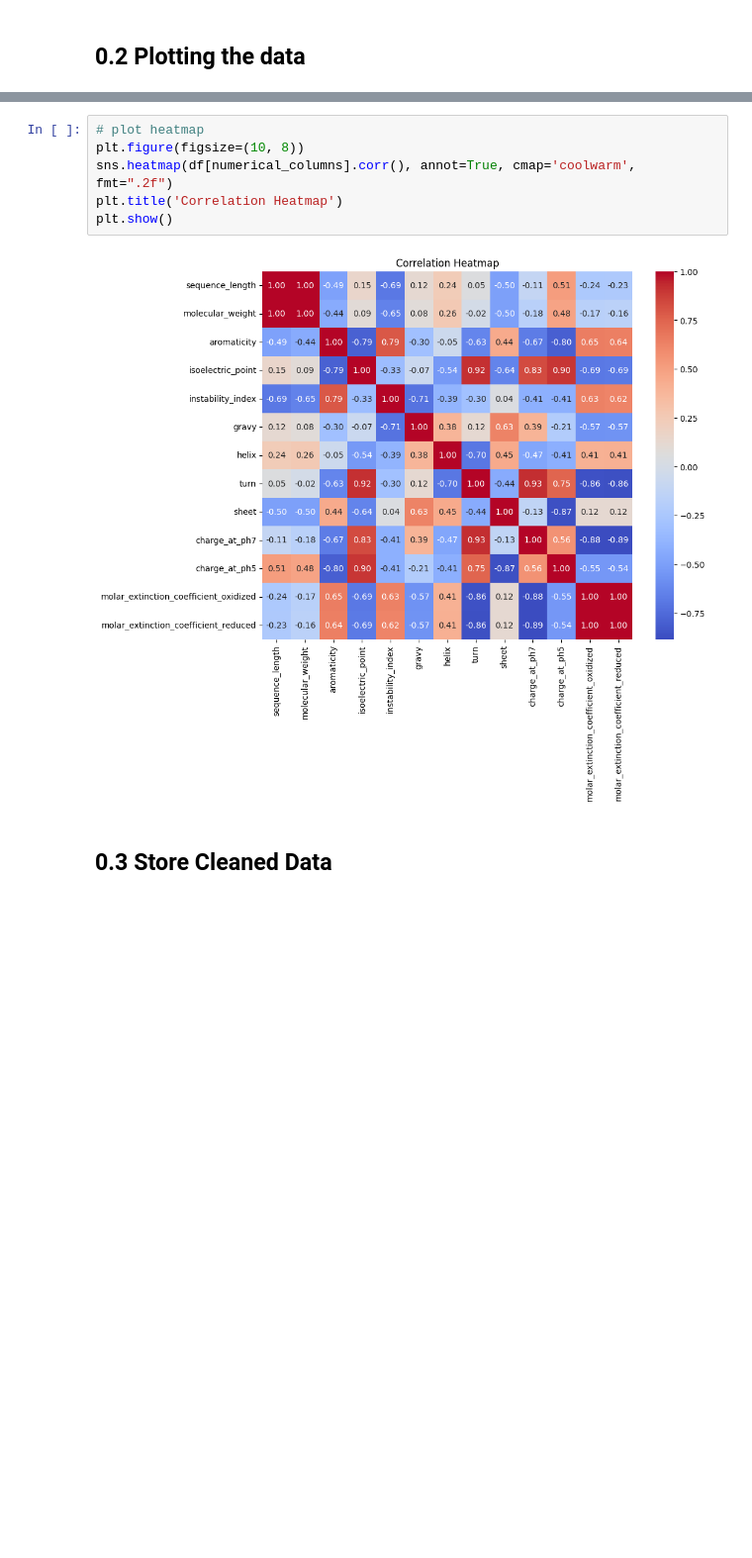
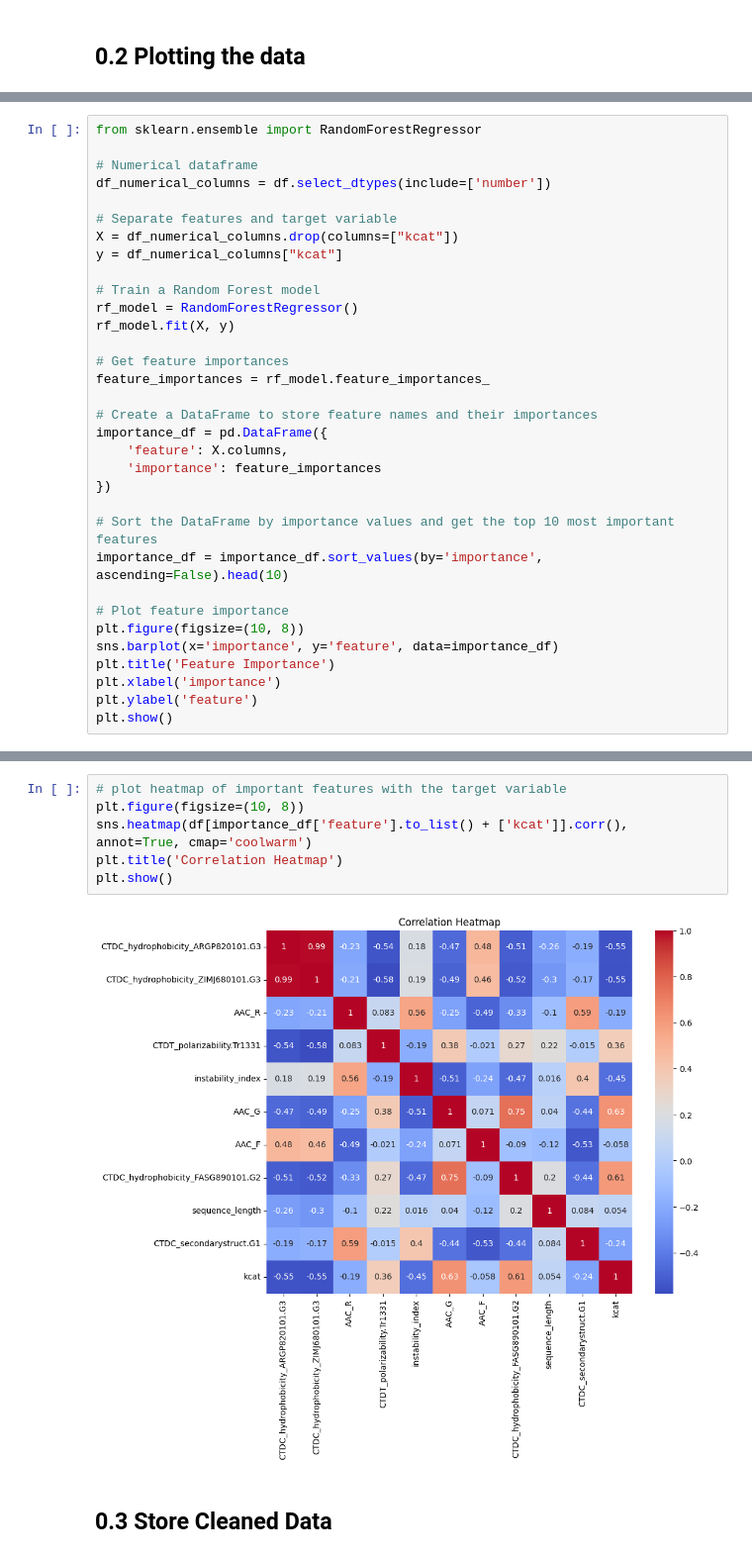
Before and after one commit to Detopall/bachelor-thesis-protein-feature-extraction, a Jupyter notebook: cleanup.ipynb, the cells around one changed output, grey strips where cells are left out. Shown: that part at 99% size. Drawn from its saved outputs; the diff is of its cells as text; blank space fills up the shorter version.

Commit message:
add prediction, modified dataset, predicted kcat

```diff
--- a/cleanup.ipynb
+++ b/cleanup.ipynb
@@ -120,0 +115,33 @@ plt.show()
+# %%
+from sklearn.ensemble import RandomForestRegressor
+
+# Numerical dataframe
+df_numerical_columns = df.select_dtypes(include=['number'])
+
+# Separate features and target variable
+X = df_numerical_columns.drop(columns=["kcat"])
+y = df_numerical_columns["kcat"]
+
+# Train a Random Forest model
+rf_model = RandomForestRegressor()
+rf_model.fit(X, y)
+
+# Get feature importances
+feature_importances = rf_model.feature_importances_
+
+# Create a DataFrame to store feature names and their importances
+importance_df = pd.DataFrame({
+    'feature': X.columns,
+    'importance': feature_importances
+})
+
+# Sort the DataFrame by importance values and get the top 10 most important features
+importance_df = importance_df.sort_values(by='importance', ascending=False).head(10)
+
+# Plot feature importance
+plt.figure(figsize=(10, 8))
+sns.barplot(x='importance', y='feature', data=importance_df)
+plt.title('Feature Importance')
+plt.xlabel('importance')
+plt.ylabel('feature')
+plt.show()
@@ -121,11 +175,11 @@ plt.show()
 # %%
-# plot heatmap
+# plot heatmap of important features with the target variable
 plt.figure(figsize=(10, 8))
-sns.heatmap(df[numerical_columns].corr(), annot=True, cmap='coolwarm', fmt=".2f")
+sns.heatmap(df[importance_df['feature'].to_list() + ['kcat']].corr(), annot=True, cmap='coolwarm')
 plt.title('Correlation Heatmap')
 plt.show()
 # %% [output]
-[figure, old version]
+[figure, new version]
 # %% [markdown]
 ## 0.3 Store Cleaned Data
 # %%
```
Also changed, not shown: parts of 14 cells of this notebook, 17 other files.
